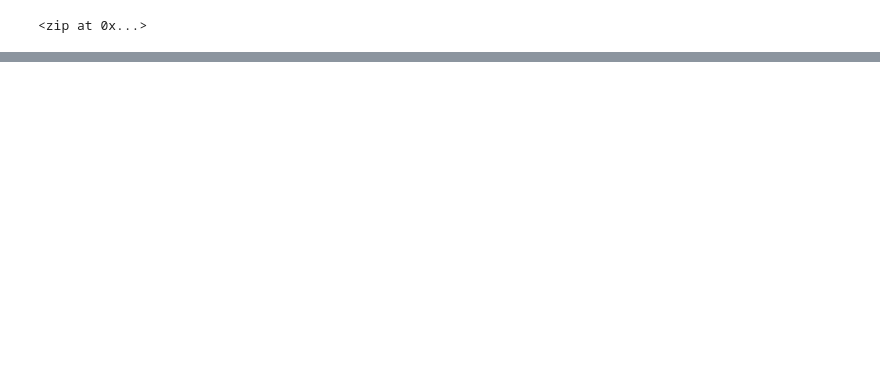
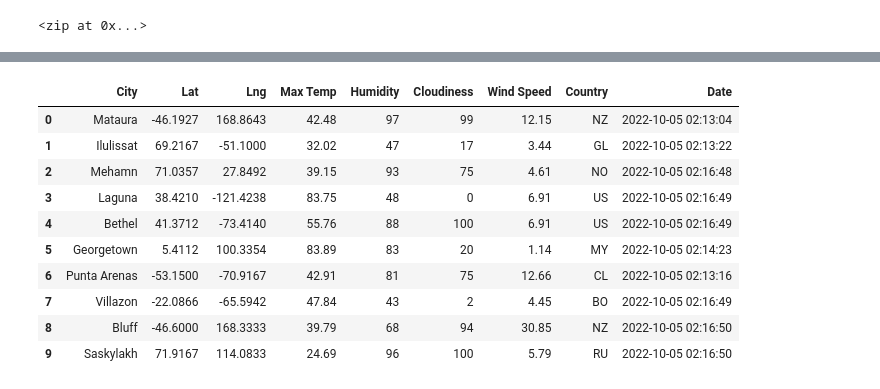
Before and after one commit to idinneh/World_Weather_Analysis, a Jupyter notebook: WeatherPy.ipynb, the cells around one changed output, grey strips where cells are left out. Saved outputs shown, nothing was run; the diff lists cells and outputs as text; code cells hidden in the pictures; blank space fills up the shorter version.

Commit message:
Adding .gitignore and weatherPy.ipynb

```diff
--- a/WeatherPy.ipynb
+++ b/WeatherPy.ipynb
@@ -54,0 +61,3 @@ len(cities)
+# %%
+# Starting URL for Weather Map API Call.
+url = "http://api.openweathermap.org/data/2.5/weather?units=Imperial&APPID=" + weather_api_key
@@ -54,0 +68,23 @@ len(cities)
+# %%
+# Create an empty list to hold the weather data.
+city_data = []
+# Print the beginning of the logging.
+print("Beginning Data Retrieval     ")
+print("-----------------------------")
+
+
+# Create counters.
+record_count = 1
+set_count = 1
+# %%
+# Loop through all the cities in our list.
+for i in range(len(cities)):
+
+    # Group cities in sets of 50 for logging purposes.
+    if (i % 50 == 0 and i >= 50):
+        set_count += 1
+        record_count = 1
+        time.sleep(60)
+
+    # Create endpoint URL with each city.
+    city_url = url + "&q=" + cities[i]
@@ -54,0 +161,16 @@ len(cities)
+# %%
+# Convert the array of dictionaries to a Pandas DataFrame.
+city_data_df = pd.DataFrame(city_data)
+city_data_df.head(10)
+# %% [output]
+|  | City | Lat | Lng | Max Temp | Humidity | Cloudiness | Wind Speed | Country | Date |
+| 0 | Mataura | -46.1927 | 168.8643 | 42.48 | 97 | 99 | 12.15 | NZ | 2022-10-05 02:13:04 |
+| 1 | Ilulissat | 69.2167 | -51.1000 | 32.02 | 47 | 17 | 3.44 | GL | 2022-10-05 02:13:22 |
+| 2 | Mehamn | 71.0357 | 27.8492 | 39.15 | 93 | 75 | 4.61 | NO | 2022-10-05 02:16:48 |
+| 3 | Laguna | 38.4210 | -121.4238 | 83.75 | 48 | 0 | 6.91 | US | 2022-10-05 02:16:49 |
+| 4 | Bethel | 41.3712 | -73.4140 | 55.76 | 88 | 100 | 6.91 | US | 2022-10-05 02:16:49 |
+| 5 | Georgetown | 5.4112 | 100.3354 | 83.89 | 83 | 20 | 1.14 | MY | 2022-10-05 02:14:23 |
+| 6 | Punta Arenas | -53.1500 | -70.9167 | 42.91 | 81 | 75 | 12.66 | CL | 2022-10-05 02:13:16 |
+| 7 | Villazon | -22.0866 | -65.5942 | 47.84 | 43 | 2 | 4.45 | BO | 2022-10-05 02:16:49 |
+| 8 | Bluff | -46.6000 | 168.3333 | 39.79 | 68 | 94 | 30.85 | NZ | 2022-10-05 02:16:50 |
+| 9 | Saskylakh | 71.9167 | 114.0833 | 24.69 | 96 | 100 | 5.79 | RU | 2022-10-05 02:16:50 |
```
Also changed, not shown: parts of 7 cells of this notebook, 1 other file.
